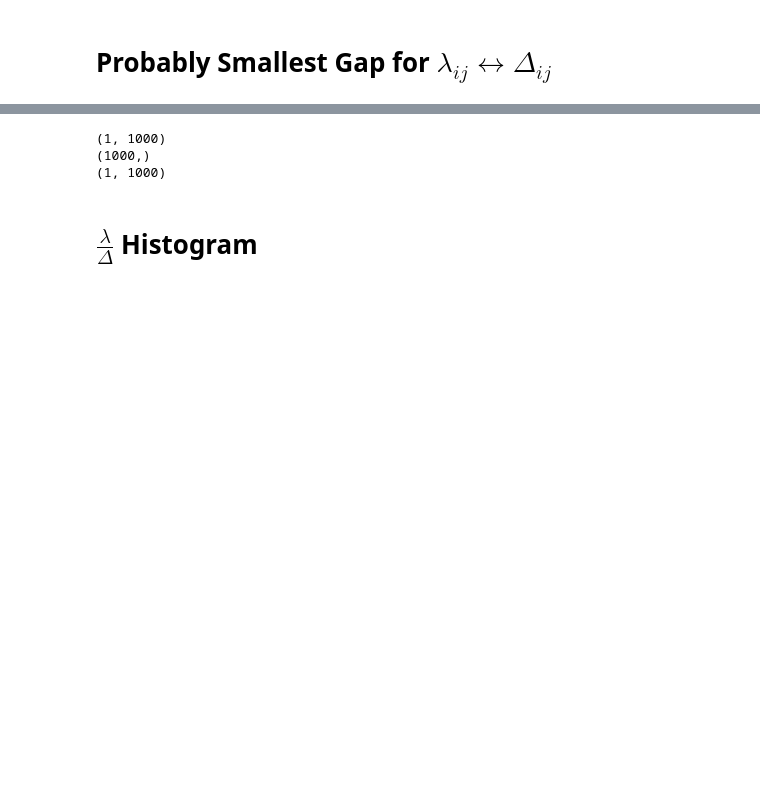
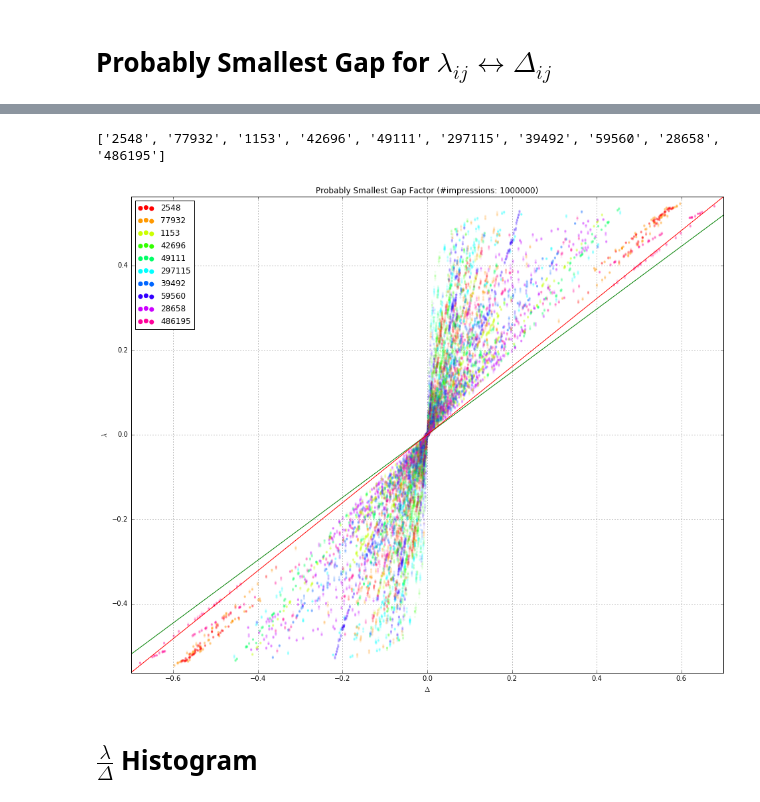
Before and after one commit to changlicn/PyClickLambdas, a Jupyter notebook: scripts/ClickBasedLambdasExperiments.ipynb, the cells around one changed output, grey strips where cells are left out. Cells and saved outputs as stored; diff of their text form; code cells hidden in the pictures; blank space fills up the shorter version.

```diff
--- a/scripts/ClickBasedLambdasExperiments.ipynb
+++ b/scripts/ClickBasedLambdasExperiments.ipynb
@@ -438,11 +444,49 @@ plt.show(fig)
-# %%
-print x.shape
-print y.shape
-print nts_x_mask.shape
-# %% [output]
-(1, 1000)
-(1000,)
-(1, 1000)
+# %%
+print MQD[click_model_type].keys()
+# %% [output]
+['2548', '77932', '1153', '42696', '49111', '297115', '39492', '59560', '28658', '486195']
+# %%
+# Fished numbers :)
+g1 = 0.741911843196 # 0.22796567480582483 # Green Line :- P(lambda < delta * g1) < 0.0033
+r2 = 0.804044404376 # 0.79990317724734594 # Red Line :- P(lambda < delta * g1) < 0.01
+
+fig, axes = plt.subplots(1, 1, figsize=(16, 16), sharex=True)
+
+for ind, n_impressions in list(enumerate(sorted(MQD[click_model_type][query]['stats'].keys())[-1:])):
+    ax = axes #[i % 5, i / 5]
+    for jnd, click_model_type in enumerate(MQD):
+        for knd, query in enumerate(MQD[click_model_type]):
+            HSV = [knd*1./len(MQD[click_model_type]),1,1]
+            RGB = np.mat(hsv_to_rgb(HSV)).A
+            if jnd == 0:
+                ax.scatter(0,0,s=50,c=RGB,edgecolor='none',label=query)
+            relevances = MQD[click_model_type][query]['relevances']
+            deltas = relevances[:, None] - relevances[None, :]
+            lambdas = MQD[click_model_type][query]['stats'][n_impressions]['lambdas']
+
+            y = lambdas.ravel()
+            x = np.tile(deltas.ravel(), (lambdas.shape[0],))
+
+#             nts_x_mask = (np.abs(x) > 1e-3)
+#             x = x[nts_x_mask]
+#             y = y[nts_x_mask]
+
+            ax.scatter(x, y, s=10, c=np.tile(RGB,(x.shape[0],1)),edgecolor='none', alpha=0.07)
+    x_lim = 0.7
+    ax.plot([-x_lim, x_lim], [-x_lim * g1, x_lim * g1], 'g-')
+    ax.plot([-x_lim, x_lim], [-x_lim * r2, x_lim * r2], 'r-')
+    ax.axis([-x_lim, x_lim,-x_lim * r2, x_lim * r2])
+
+    ax.set_title('Probably Smallest Gap Factor (#impressions: %d)' % n_impressions)
+    ax.set_ylabel(r'$\lambda$')
+    ax.set_xlabel(r'$\Delta$')
+    ax.set_aspect('equal')
+    plt.setp(ax.get_xticklabels(), visible=True)
+    ax.grid(True, axis='both', which='both')
+    ax.legend(loc='upper left')
+plt.show(fig)
+# %% [output]
+[figure, added]
 # %% [markdown]
 # $\frac{\lambda}{\Delta}$ Histogram
 # %% [markdown]
```
Also changed, not shown: parts of 2 cells of this notebook.
